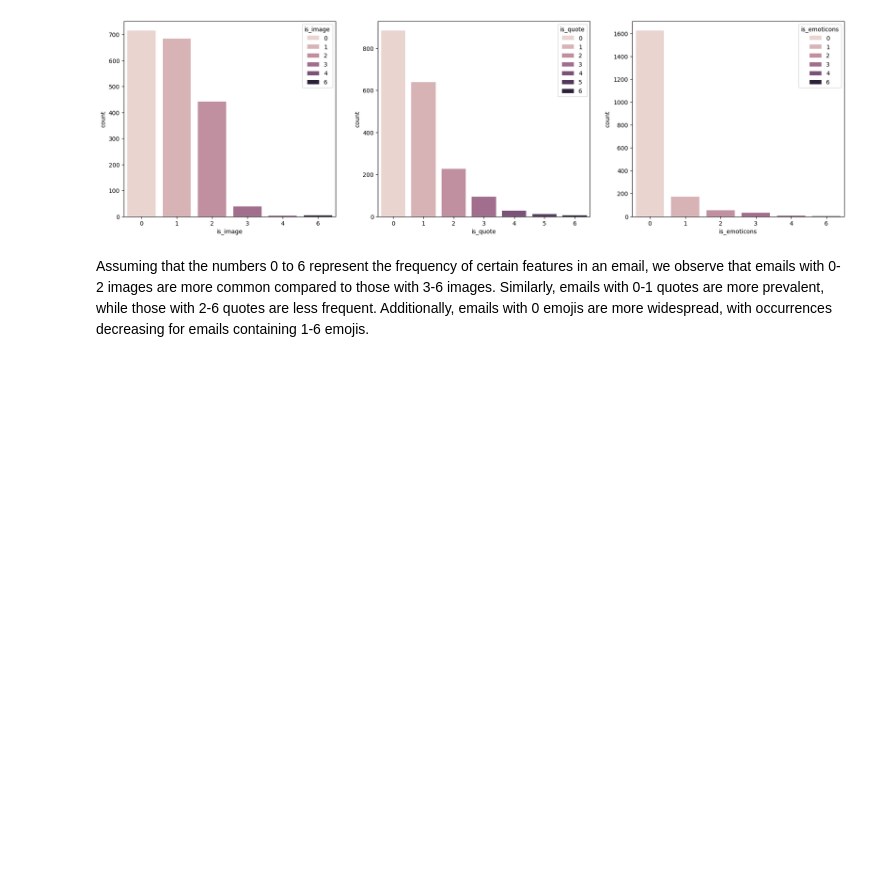
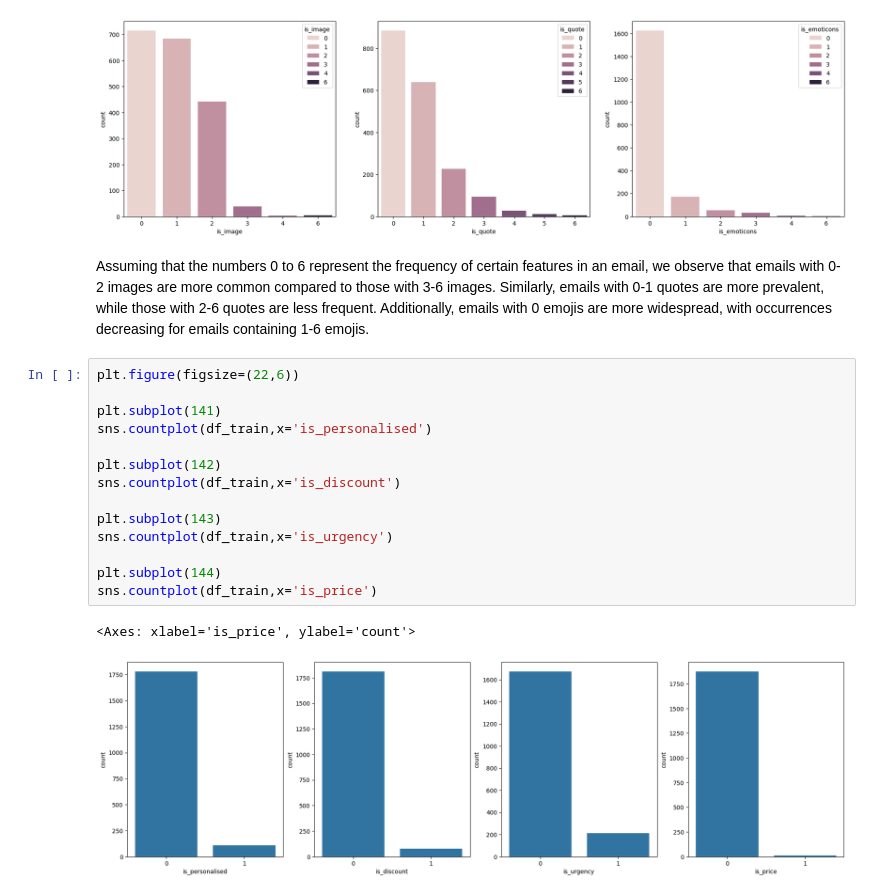
Before and after one commit to Chandra1295/email_CTR_Prediction, a Jupyter notebook: notebook/EDA_Click_Rate.ipynb, the cells around one changed output. Saved outputs shown, nothing was run; the diff lists cells and outputs as text; blank space fills up the shorter version.

```diff
--- a/notebook/EDA_Click_Rate.ipynb
+++ b/notebook/EDA_Click_Rate.ipynb
@@ -309,3 +335,20 @@ sns.countplot(df_train,x='is_emoticons',hue='is_emoticons')
 [figure]
 # %% [markdown]
 Assuming that the numbers 0 to 6 represent the frequency of certain features in an email, we observe that emails with 0-2 images are more common compared to those with 3-6 images. Similarly, emails with 0-1 quotes are more prevalent, while those with 2-6 quotes are less frequent. Additionally, emails with 0 emojis are more widespread, with occurrences decreasing for emails containing 1-6 emojis.
+# %%
+plt.figure(figsize=(22,6))
+
+plt.subplot(141)
+sns.countplot(df_train,x='is_personalised')
+
+plt.subplot(142)
+sns.countplot(df_train,x='is_discount')
+
+plt.subplot(143)
+sns.countplot(df_train,x='is_urgency')
+
+plt.subplot(144)
+sns.countplot(df_train,x='is_price')
+# %% [output]
+<Axes: xlabel='is_price', ylabel='count'>
+[figure, added]
```
Also changed, not shown: parts of 38 cells of this notebook, 2 other files.
